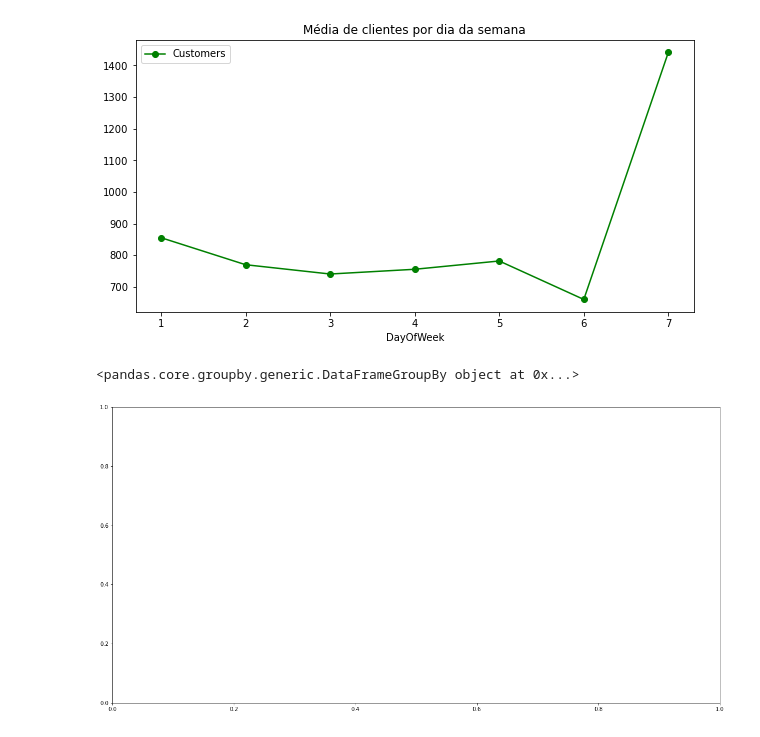
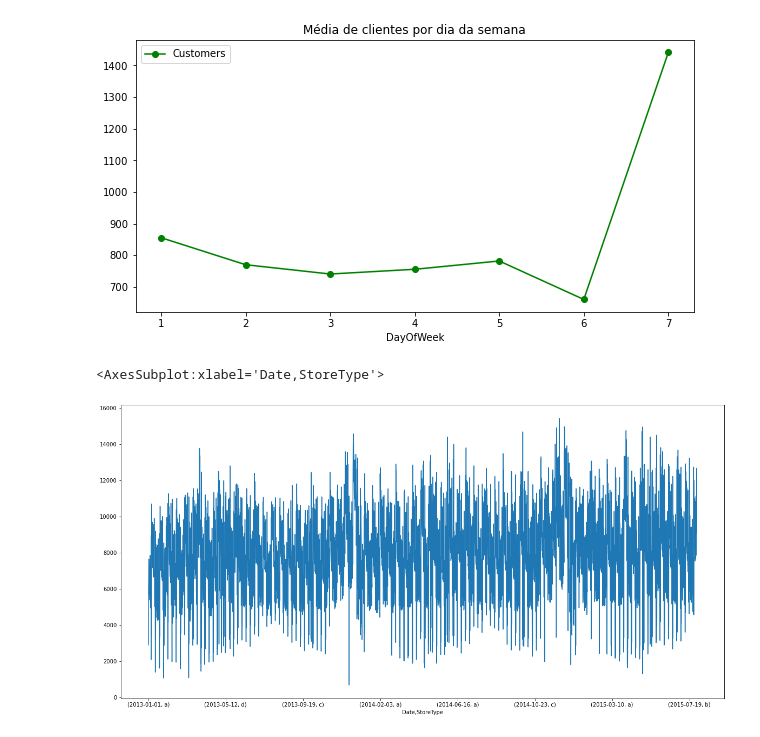
Before and after one commit to Brandao20vtr/projetos, a Jupyter notebook: Analise_Exploratoria_Vendas.ipynb, the cells around one changed output. Cells and saved outputs as stored; diff of their text form; code cells hidden in the pictures.

```diff
--- a/Analise_Exploratoria_Vendas.ipynb
+++ b/Analise_Exploratoria_Vendas.ipynb
@@ -562,8 +562,9 @@ Text(0.5, 1.0, 'Média de clientes por dia da semana')
 [figure]
 # %%
 # Fazendo agrupamento por mais atributos
+# Verificar se existe algum padrão no tipo de loja
 fig, ax = plt.subplots(figsize=(20, 10))
-sales_train_all_df.groupby(['Date', 'StoreType'])
+sales_train_all_df.groupby(['Date', 'StoreType']).mean()['Sales'].plot(ax = ax)
 # %% [output]
-<pandas.core.groupby.generic.DataFrameGroupBy object at 0x...>
+<AxesSubplot:xlabel='Date,StoreType'>
-[figure, old version]
+[figure, new version]
```
